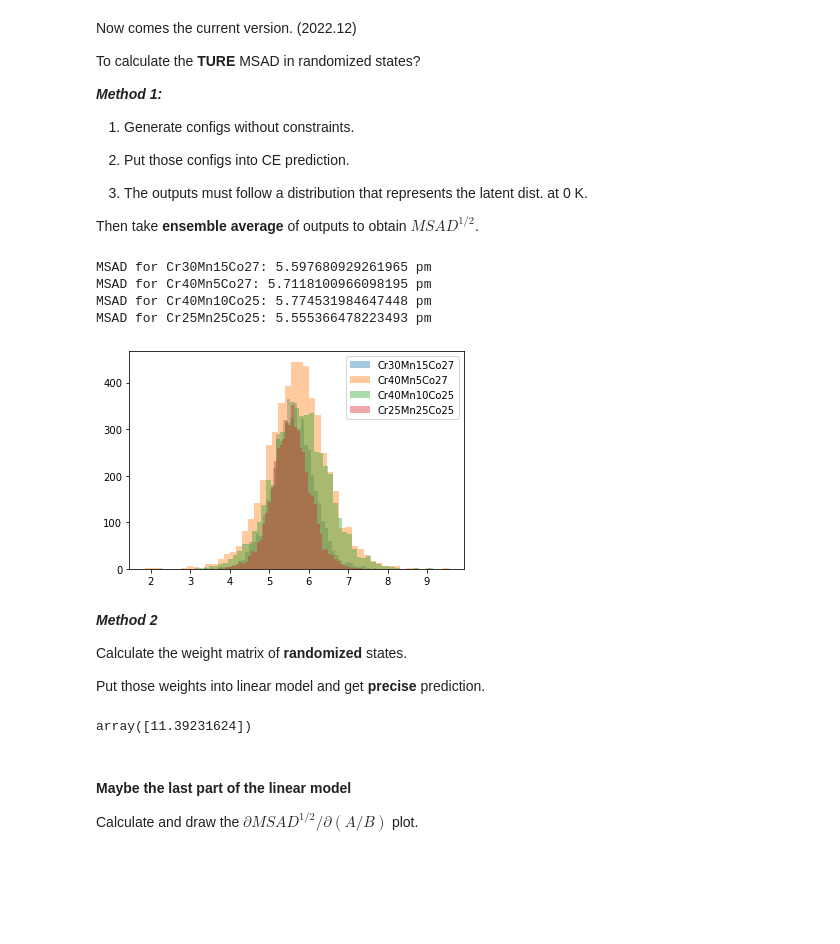
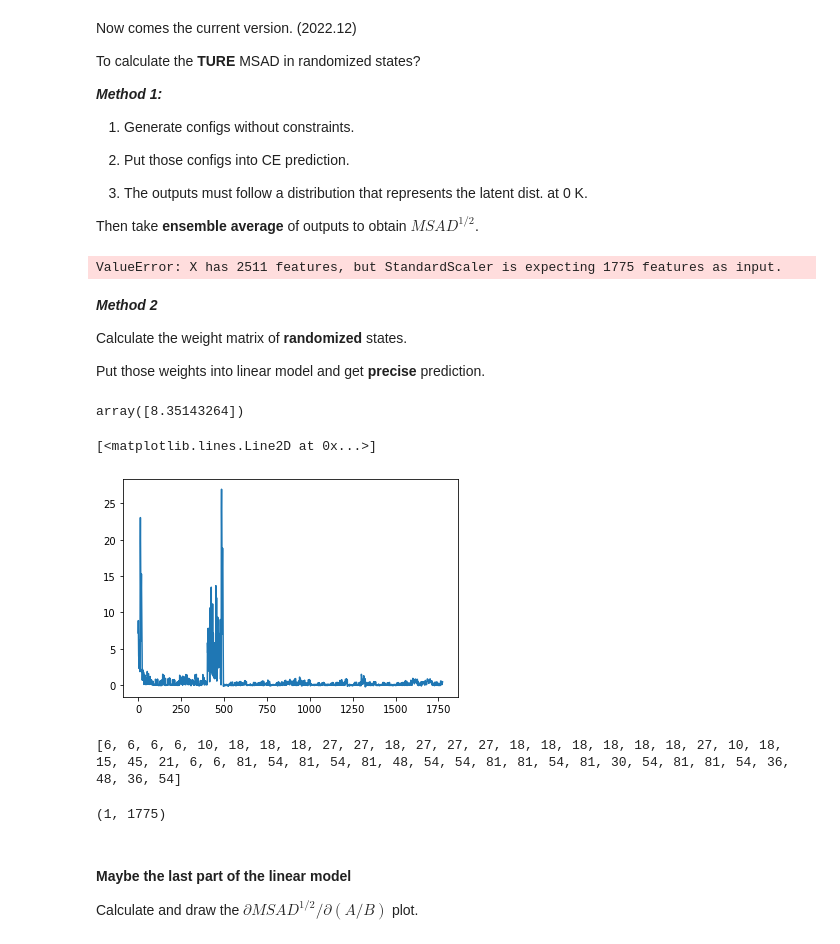
Before and after one commit to wzetto/MATools, a Jupyter notebook: CE_MC/cluster_ce_msad.ipynb, the cells around one changed output. Drawn from its saved outputs; the diff is of its cells as text; code cells hidden in the pictures; blank space fills up the shorter version.

```diff
--- a/CE_MC/cluster_ce_msad.ipynb
+++ b/CE_MC/cluster_ce_msad.ipynb
@@ -2021,7 +2166,7 @@ named by its average composition.
 '''
 
 compo_mat = [
-        [30, 15, 27],
+        [35, 15, 25],
         [40, 5, 27],
         [40, 10, 25],
         [25, 25, 25]
@@ -2069,11 +2214,7 @@ for msad_list_predict, type_ in zip(msad_mat, type_mat):
 plt.legend()
 plt.show()
 # %% [output]
-MSAD for Cr30Mn15Co27: 5.597680929261965 pm
-MSAD for Cr40Mn5Co27: 5.7118100966098195 pm
-MSAD for Cr40Mn10Co25: 5.774531984647448 pm
-MSAD for Cr25Mn25Co25: 5.555366478223493 pm
+ValueError: X has 2511 features, but StandardScaler is expecting 1775 features as input.
-[figure, removed]
 # %% [markdown]
 <i> **Method 2** </i>
 
@@ -2102,10 +2243,13 @@ ce_ = CE(ind_1nn, ind_2nn, ind_3nn, ind_4nn, ind_5nn, ind_6nn,
 
         ind_quaraw, ind_quapbc, ind_raw, use_pbc=True)
 # %%
-atomic_ratio = np.array([0.05, 0.05, 0.1, 0.8])
+atomic_ratio = np.array([0.4, 0.05, 0.275, 0.275])
 
 #* Scalar part
-chosen_embed_ = np.load('./runs/demo/20230103/chosen_embed.npy')
+# chosen_embed_ = np.load('./runs/demo/20230103/chosen_embed.npy')
+embed_book = np.load('./runs/demo/20230117_basis_cluster/embed_book_new.npy', allow_pickle=True)
+# embed_book = np.load('./runs/demo/20221216_msadGA/embed_book49.npy')
+
 scaler_raw = StandardScaler().fit(weight_list_all)
 scaler_use = True
 if scaler_use:
@@ -2128,7 +2272,20 @@ else:
 msad_list_predict = regr_ga.predict(ideal_weight_chosen)
 msad_list_predict
 # %% [output]
-array([11.39231624])
+array([8.35143264])
+# %%
+plt.plot(ideal_weight[0])
+# %% [output]
+[<matplotlib.lines.Line2D at 0x...>]
+[figure, added]
+# %%
+a = ce_.ideal_extract(atomic_ratio).reshape(1,-1)
+# %% [output]
+[6, 6, 6, 6, 10, 18, 18, 18, 27, 27, 18, 27, 27, 27, 18, 18, 18, 18, 18, 18, 27, 10, 18, 15, 45, 21, 6, 6, 81, 54, 81, 54, 81, 48, 54, 54, 81, 81, 54, 81, 30, 54, 81, 81, 54, 36, 48, 36, 54]
+# %%
+a.shape
+# %% [output]
+(1, 1775)
 # %% [markdown]
 #### Maybe the last part of the linear model
 
```
Also changed, not shown: parts of 12 cells of this notebook, 26 other files.
